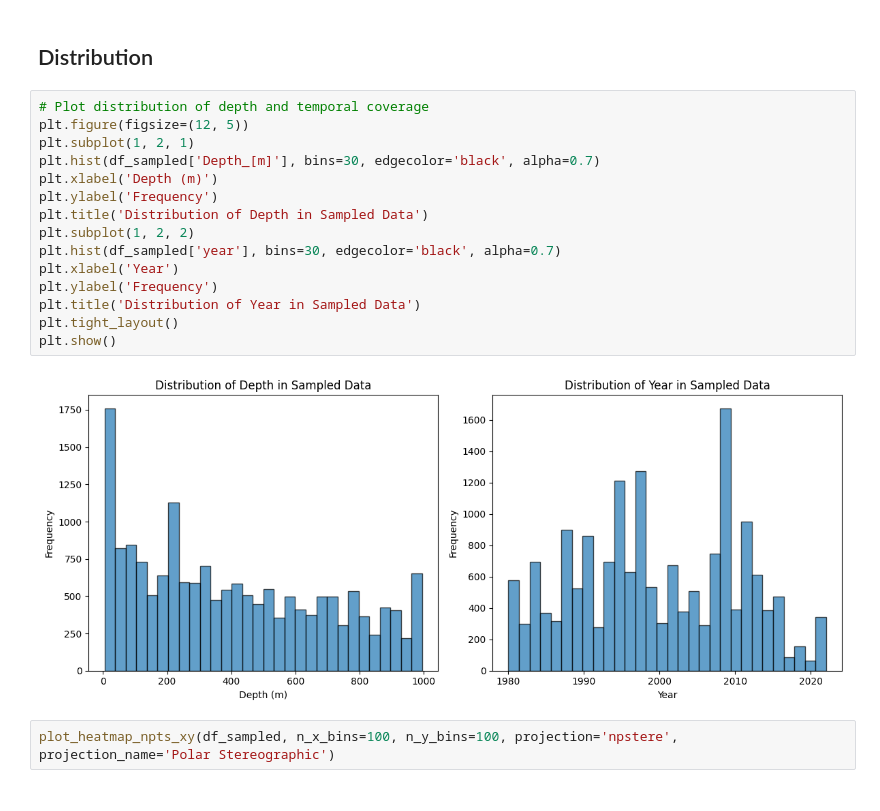
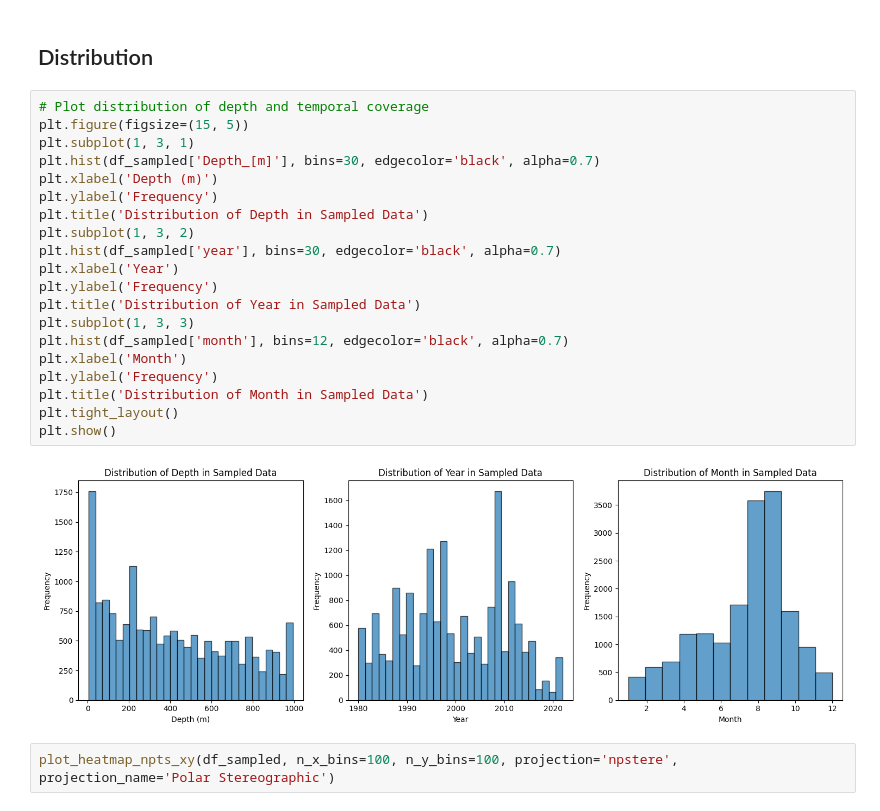
Before and after one commit to Mfdcng2/WaterMassClassification, a Jupyter notebook: Paper1/Data_Distribution/Clstr_M9.ipynb, the cells around one changed output. Saved outputs shown, nothing was run; the diff lists cells and outputs as text.

Commit message:
month distribution

```diff
--- a/Paper1/Data_Distribution/Clstr_M9.ipynb
+++ b/Paper1/Data_Distribution/Clstr_M9.ipynb
@@ -163,21 +163,26 @@ fig_3d.show()
 ## Distribution
 # %%
 # Plot distribution of depth and temporal coverage
-plt.figure(figsize=(12, 5))
-plt.subplot(1, 2, 1)
+plt.figure(figsize=(15, 5))
+plt.subplot(1, 3, 1)
 plt.hist(df_sampled['Depth_[m]'], bins=30, edgecolor='black', alpha=0.7)
 plt.xlabel('Depth (m)')
 plt.ylabel('Frequency')
 plt.title('Distribution of Depth in Sampled Data')
-plt.subplot(1, 2, 2)
+plt.subplot(1, 3, 2)
 plt.hist(df_sampled['year'], bins=30, edgecolor='black', alpha=0.7)
 plt.xlabel('Year')
 plt.ylabel('Frequency')
 plt.title('Distribution of Year in Sampled Data')
+plt.subplot(1, 3, 3)
+plt.hist(df_sampled['month'], bins=12, edgecolor='black', alpha=0.7)
+plt.xlabel('Month')
+plt.ylabel('Frequency')
+plt.title('Distribution of Month in Sampled Data')
 plt.tight_layout()
 plt.show()
 # %% [output]
-[figure, old version]
+[figure, new version]
 # %%
 plot_heatmap_npts_xy(df_sampled, n_x_bins=100, n_y_bins=100, projection='npstere', projection_name='Polar Stereographic')
 # %% [output]
```
